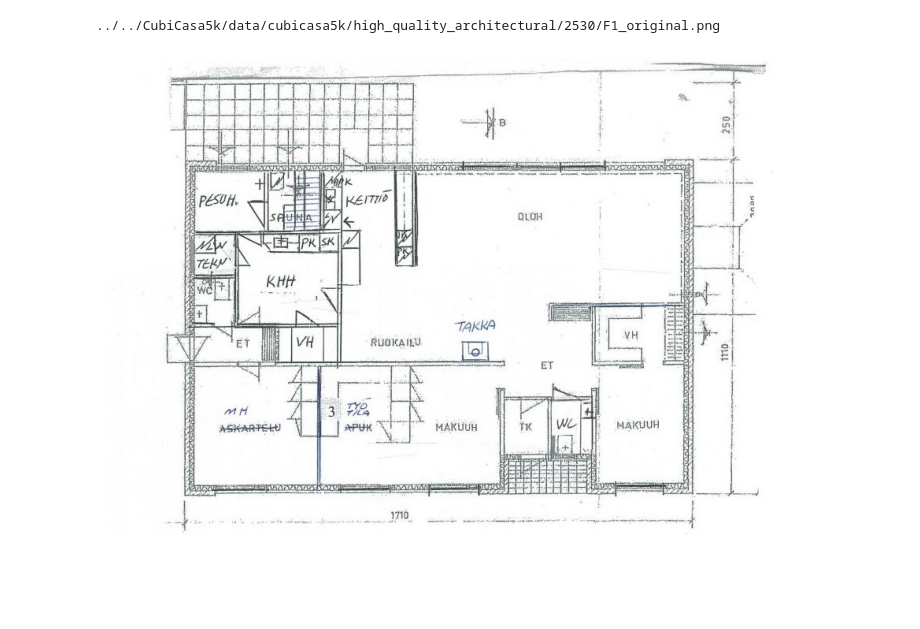
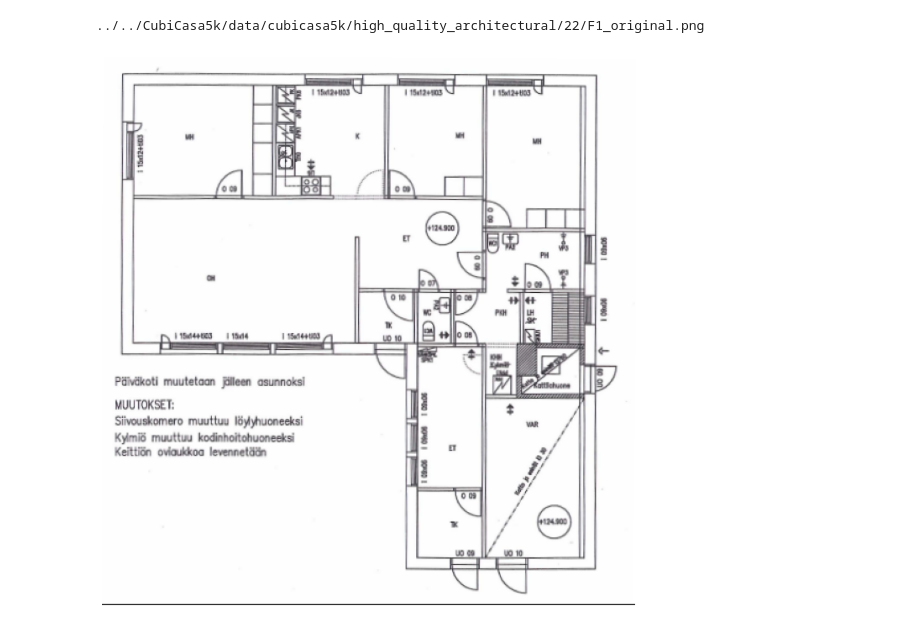
Before and after one commit to joaocmd/Inverse-Algorithmic-Design, a Jupyter notebook: Recognition/qualitative-results.ipynb, the cells around one changed output. Saved outputs shown, nothing was run; the diff lists cells and outputs as text; code cells hidden in the pictures; blank space fills up the shorter version.

```diff
--- a/Recognition/qualitative-results.ipynb
+++ b/Recognition/qualitative-results.ipynb
@@ -32,29 +32,29 @@ print('\n'.join(f'{i}, {f}' for i,f in enumerate(files[:20])))
 # %%
 image_name = 'bahauswordpress.png'
 path = f'./qualitative/{image_name.split("/")[-1].split(".")[0]}/'
 
-image_name = files[2]
+image_name = files[5]
 path = f'./qualitative/new_method/{"-".join(image_name.split("/")[-3:-1])}/'
 print(image_name)
 os.makedirs(path, exist_ok=True)
 
 original = cv2.imread(image_name)
 try:
     original = cv2.cvtColor(original, cv2.COLOR_BGR2RGB)
 except:
     original = cv2.cvtColor(original, cv2.COLOR_GRAY2RGB)
 
 plt.figure(figsize=(12,12))
 plt.axis('off')
 
 plt.imshow(original)
 plt.savefig(path + 'original.png', bbox_inches='tight', pad_inches=0)
 
 # from segmentation import predict
 # rooms_pred, icons_pred, heatmaps = predict(original)
 # %% [output]
-../../CubiCasa5k/data/cubicasa5k/high_quality_architectural/2530/F1_original.png
+../../CubiCasa5k/data/cubicasa5k/high_quality_architectural/22/F1_original.png
-[figure, old version]
+[figure, new version]
 # %%
 from brute_force import recognize
 from recognition import *
```
Also changed, not shown: parts of 10 cells of this notebook, 2 other files.
